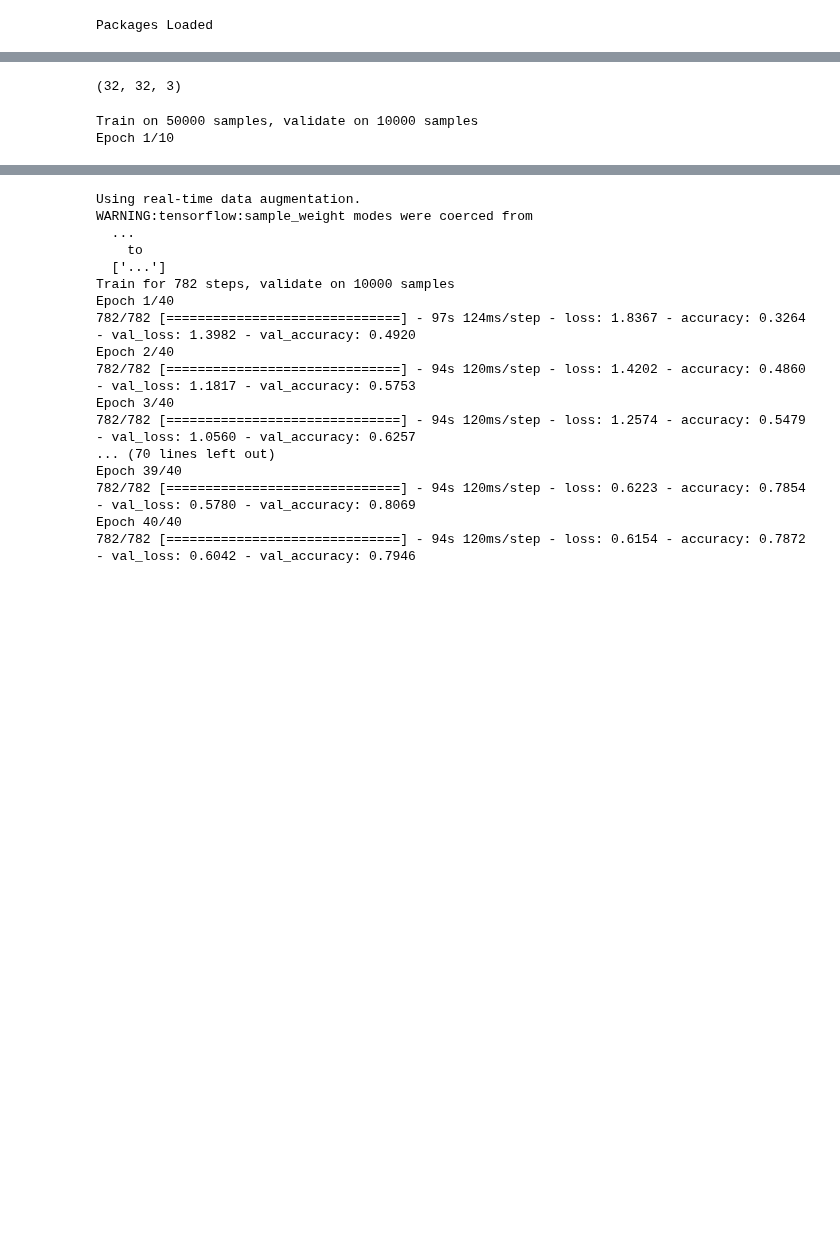
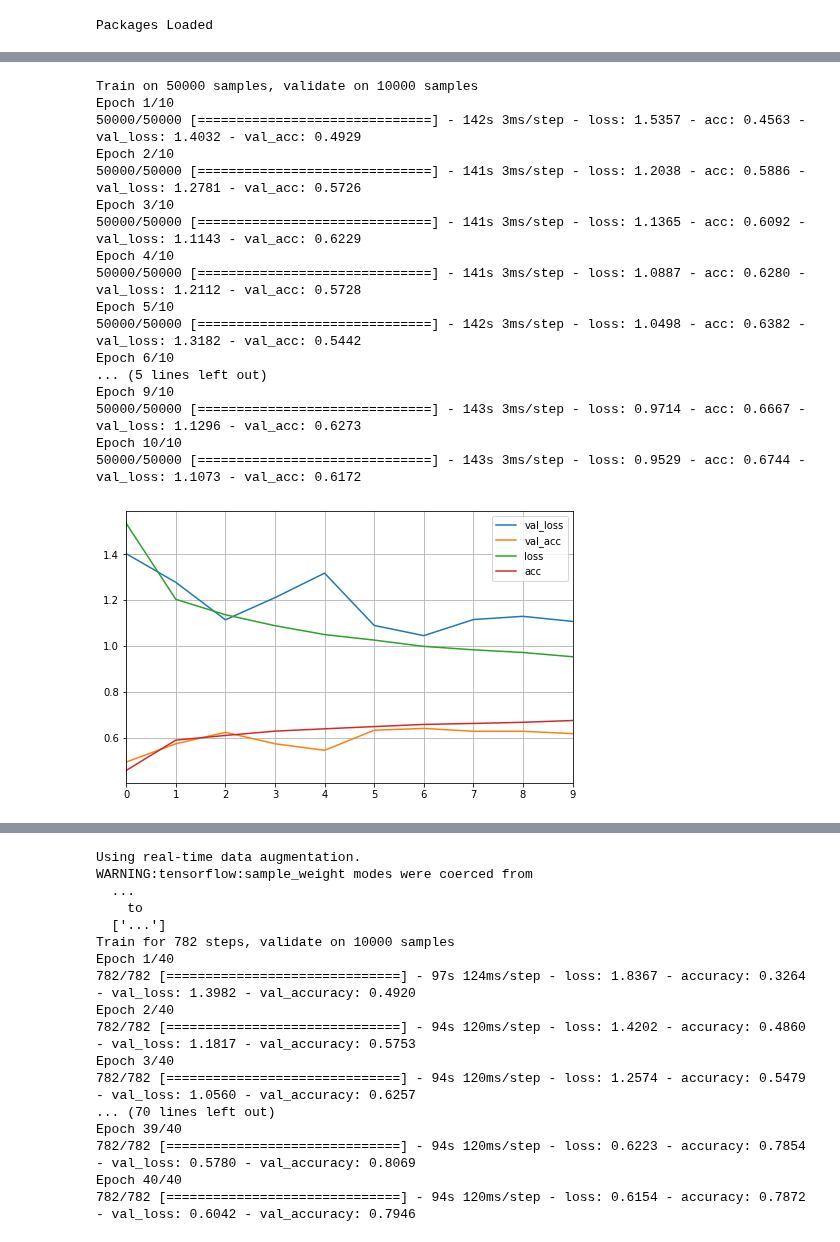
Before and after one commit to telenovelachuan/data_science, a Jupyter notebook: EECS_738_machine_learning/lab5/Lab5.ipynb, the cells around one changed output, grey strips where cells are left out. Saved outputs shown, nothing was run; the diff lists cells and outputs as text; code cells hidden in the pictures; blank space fills up the shorter version.

```diff
--- a/EECS_738_machine_learning/lab5/Lab5.ipynb
+++ b/EECS_738_machine_learning/lab5/Lab5.ipynb
@@ -122,25 +126,41 @@ Epoch 20/20
-# %%
-x_train.shape[1:]
-# %% [output]
-(32, 32, 3)
 # %%
+%%time
 # Create the CIFAR-10 CNN baseline here.
 inputs = Input(shape=x_train.shape[1:])
 output = Conv2D(32, (3, 3), padding='same', input_shape=x_train.shape[1:])(inputs)
 output = Conv2D(32, (3, 3))(output)
 output = MaxPooling2D(pool_size=(2, 2))(output)
 output = Conv2D(32, (3, 3), padding='same')(output)
 output = Conv2D(32, (3, 3))(output)
 output = MaxPooling2D(pool_size=(2, 2))(output)
 output = Flatten()(output)
 output = Dense(512)(output)
 output = Dropout(0.5)(output)
 
 predictions = Dense(10, activation='softmax')(output)
 model = Model(inputs=inputs, outputs=predictions)
 model.compile(optimizer=SGD(lr=0.01, decay=1e-6, momentum=0.9, nesterov=True),
               loss='categorical_crossentropy', metrics=['accuracy'])
-model.fit(x_train, y_train, epochs=10, batch_size=64, validation_data=(x_test, y_test))
+history = model.fit(x_train, y_train, epochs=10, batch_size=64, validation_data=(x_test, y_test))
+pd.DataFrame(history.history).plot(figsize=(8, 5))
+plt.grid(True)
+plt.show()
 # %% [output]
 Train on 50000 samples, validate on 10000 samples
 Epoch 1/10
+50000/50000 [==============================] - 142s 3ms/step - loss: 1.5357 - acc: 0.4563 - val_loss: 1.4032 - val_acc: 0.4929
+Epoch 2/10
+50000/50000 [==============================] - 141s 3ms/step - loss: 1.2038 - acc: 0.5886 - val_loss: 1.2781 - val_acc: 0.5726
+Epoch 3/10
+50000/50000 [==============================] - 141s 3ms/step - loss: 1.1365 - acc: 0.6092 - val_loss: 1.1143 - val_acc: 0.6229
+Epoch 4/10
+50000/50000 [==============================] - 141s 3ms/step - loss: 1.0887 - acc: 0.6280 - val_loss: 1.2112 - val_acc: 0.5728
+Epoch 5/10
+50000/50000 [==============================] - 142s 3ms/step - loss: 1.0498 - acc: 0.6382 - val_loss: 1.3182 - val_acc: 0.5442
+Epoch 6/10
+... (5 lines left out)
+Epoch 9/10
+50000/50000 [==============================] - 143s 3ms/step - loss: 0.9714 - acc: 0.6667 - val_loss: 1.1296 - val_acc: 0.6273
+Epoch 10/10
+50000/50000 [==============================] - 143s 3ms/step - loss: 0.9529 - acc: 0.6744 - val_loss: 1.1073 - val_acc: 0.6172
+[figure, added]
```
Also changed, not shown: parts of 9 cells of this notebook.
